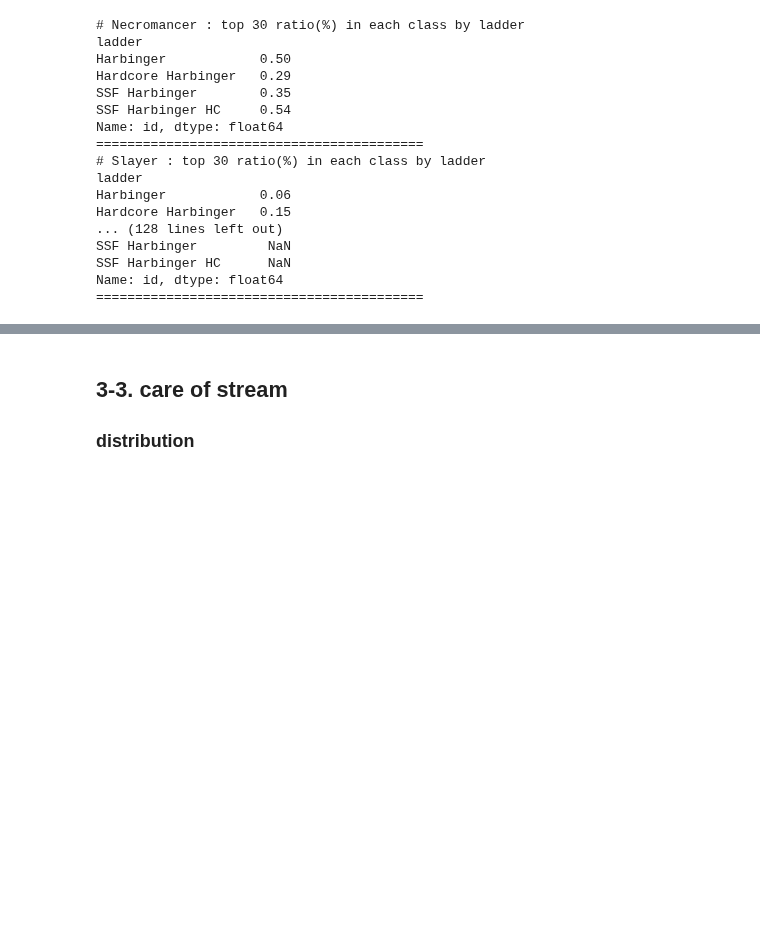
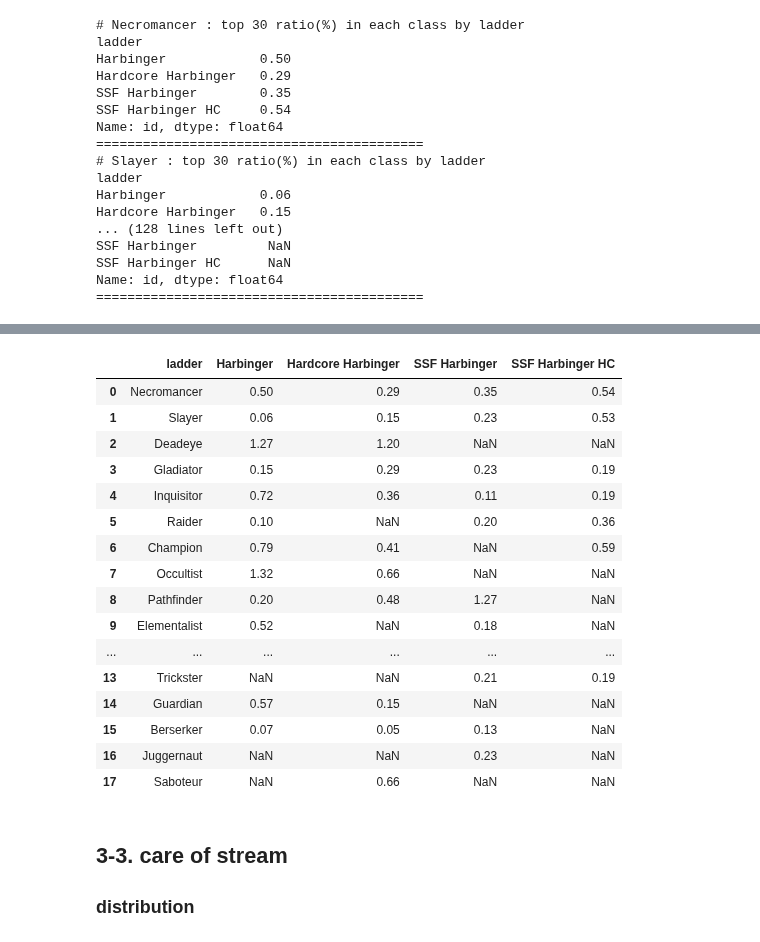
Before and after one commit to Angela-Park-JE/TIL_ver1, a Jupyter notebook: ToyPJT-POE_user/POE_rankers_analysis.ipynb, the cells around one changed output, grey strips where cells are left out. Drawn from its saved outputs; the diff is of its cells as text; code cells hidden in the pictures; blank space fills up the shorter version.

```diff
--- a/ToyPJT-POE_user/POE_rankers_analysis.ipynb
+++ b/ToyPJT-POE_user/POE_rankers_analysis.ipynb
@@ -1091,3 +1067,30 @@ concatingdf
+# %%
+# and transpose the dataframe to look good.
+
+top30cla = concatingdf.transpose()
+top30cla.reset_index(drop = False, inplace = True)
+top30cla.rename(columns = top30cla.iloc[0], inplace = True)
+top30cla = top30cla.drop(top30cla.index[0])
+top30cla.reset_index(drop = True, inplace = True)
+top30cla
+# %% [output]
+|  | ladder | Harbinger | Hardcore Harbinger | SSF Harbinger | SSF Harbinger HC |
+| 0 | Necromancer | 0.50 | 0.29 | 0.35 | 0.54 |
+| 1 | Slayer | 0.06 | 0.15 | 0.23 | 0.53 |
+| 2 | Deadeye | 1.27 | 1.20 | NaN | NaN |
+| 3 | Gladiator | 0.15 | 0.29 | 0.23 | 0.19 |
+| 4 | Inquisitor | 0.72 | 0.36 | 0.11 | 0.19 |
+| 5 | Raider | 0.10 | NaN | 0.20 | 0.36 |
+| 6 | Champion | 0.79 | 0.41 | NaN | 0.59 |
+| 7 | Occultist | 1.32 | 0.66 | NaN | NaN |
+| 8 | Pathfinder | 0.20 | 0.48 | 1.27 | NaN |
+| 9 | Elementalist | 0.52 | NaN | 0.18 | NaN |
+| ... | ... | ... | ... | ... | ... |
+| 13 | Trickster | NaN | NaN | 0.21 | 0.19 |
+| 14 | Guardian | 0.57 | 0.15 | NaN | NaN |
+| 15 | Berserker | 0.07 | 0.05 | 0.13 | NaN |
+| 16 | Juggernaut | NaN | NaN | 0.23 | NaN |
+| 17 | Saboteur | NaN | 0.66 | NaN | NaN |
 # %% [markdown]
 ## 3-3. care of stream
 
```
Also changed, not shown: parts of 13 cells of this notebook.
